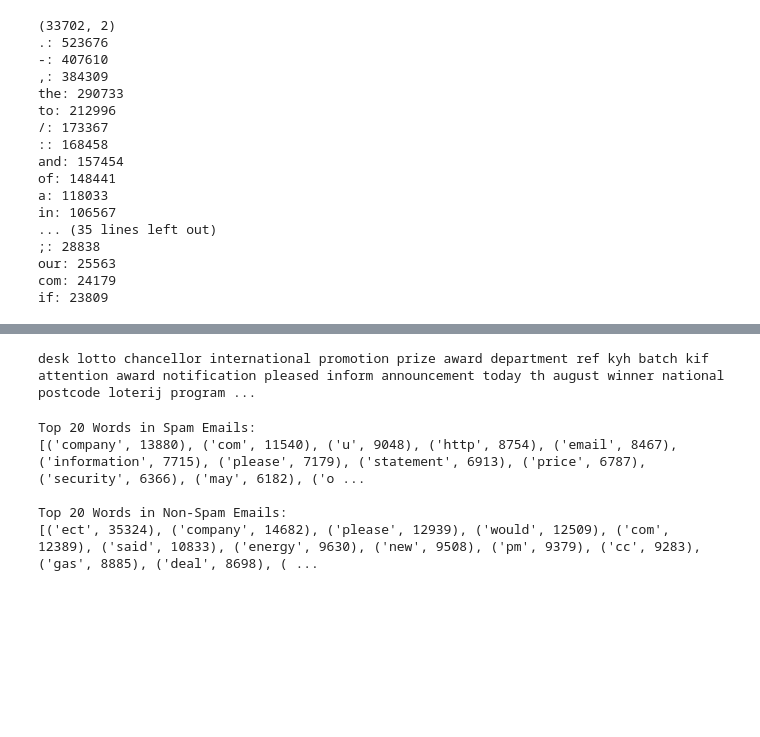
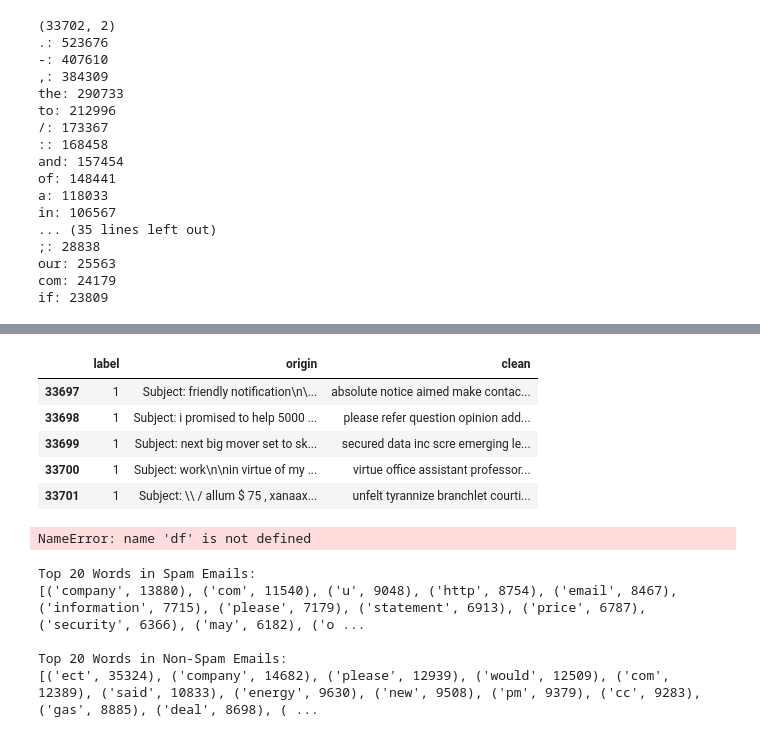
Before and after one commit to nadamdawoud/PROJECTCLASSIFICATION, a Jupyter notebook: main.ipynb, the cells around one changed output, grey strips where cells are left out. Drawn from its saved outputs; the diff is of its cells as text; code cells hidden in the pictures; blank space fills up the shorter version.

```diff
--- a/main.ipynb
+++ b/main.ipynb
@@ -94,12 +93,18 @@ def extract_email_body(message):
         for part in message.walk():
             type_content = part.get_content_maintype()
             if type_content == 'text':
-                message = part
-                break
-        else:
-            return ''
-    body = message.get_payload(decode=False)
-    return body
+                charset = part.get_content_charset()
+                if charset is None:
+                    charset = 'utf-8'
+                body = part.get_payload(decode=True).decode(charset, errors='ignore')
+                return body
+    else:
+        charset = message.get_content_charset()
+        if charset is None:
+            charset = 'utf-8'
+        body = message.get_payload(decode=True).decode(charset, errors='ignore')
+        return body
+    return ''
 
 
 
@@ -146,7 +180,17 @@ df.to_csv('preprocessed.csv', index=False)
+# %%
+df.head()
+df.tail()
+# %% [output]
+|  | label | origin | clean |
+| 33697 | 1 | Subject: friendly notification\n\... | absolute notice aimed make contac... |
+| 33698 | 1 | Subject: i promised to help 5000 ... | please refer question opinion add... |
+| 33699 | 1 | Subject: next big mover set to sk... | secured data inc scre emerging le... |
+| 33700 | 1 | Subject: work\n\nin virtue of my ... | virtue office assistant professor... |
+| 33701 | 1 | Subject: \\ / allum $ 75 , xanaax... | unfelt tyrannize branchlet courti... |
 # %%
-print(df['clean'][20000])
+print(df)
 # %% [output]
-desk lotto chancellor international promotion prize award department ref kyh batch kif attention award notification pleased inform announcement today th august winner national postcode loterij program ...
+NameError: name 'df' is not defined
 # %%
 from collections import Counter
 
```
Also changed, not shown: parts of 18 cells of this notebook, 1 other file.
